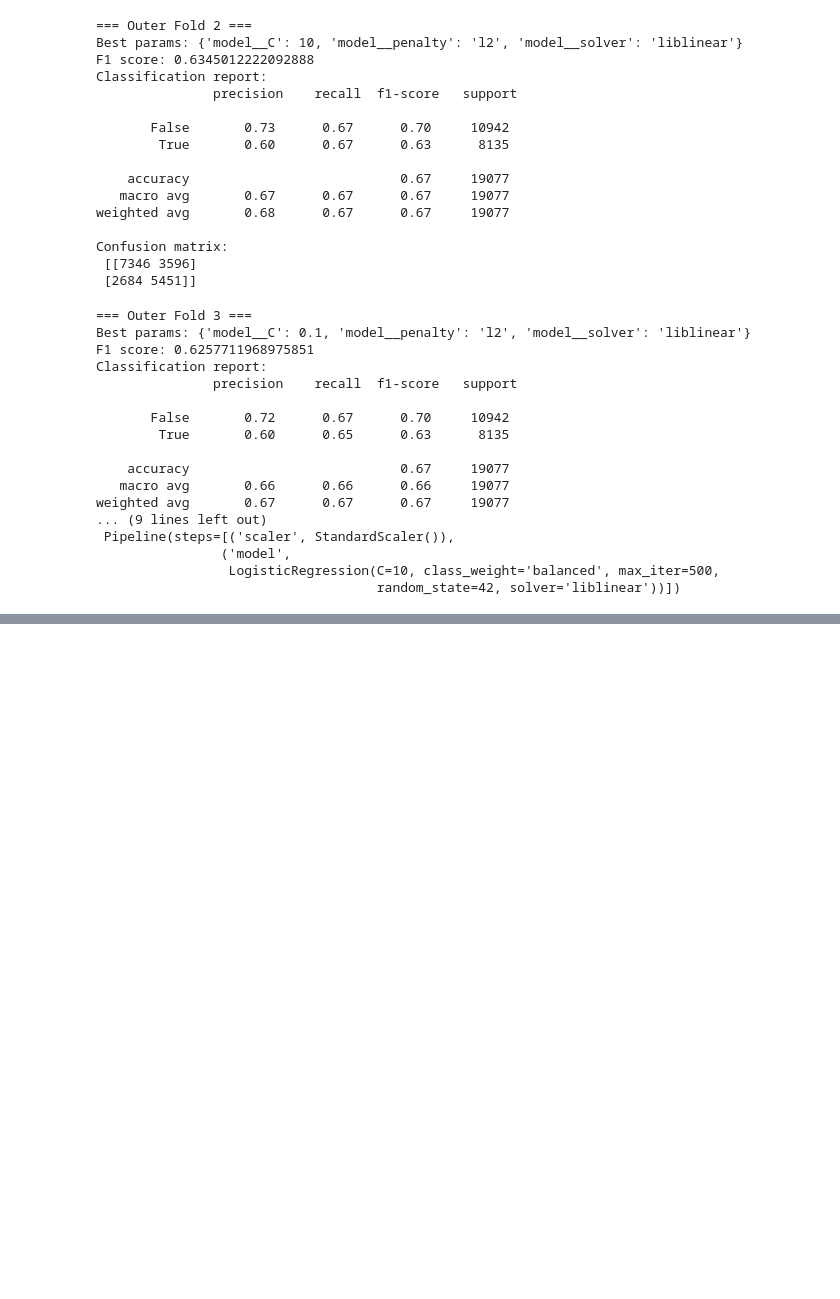
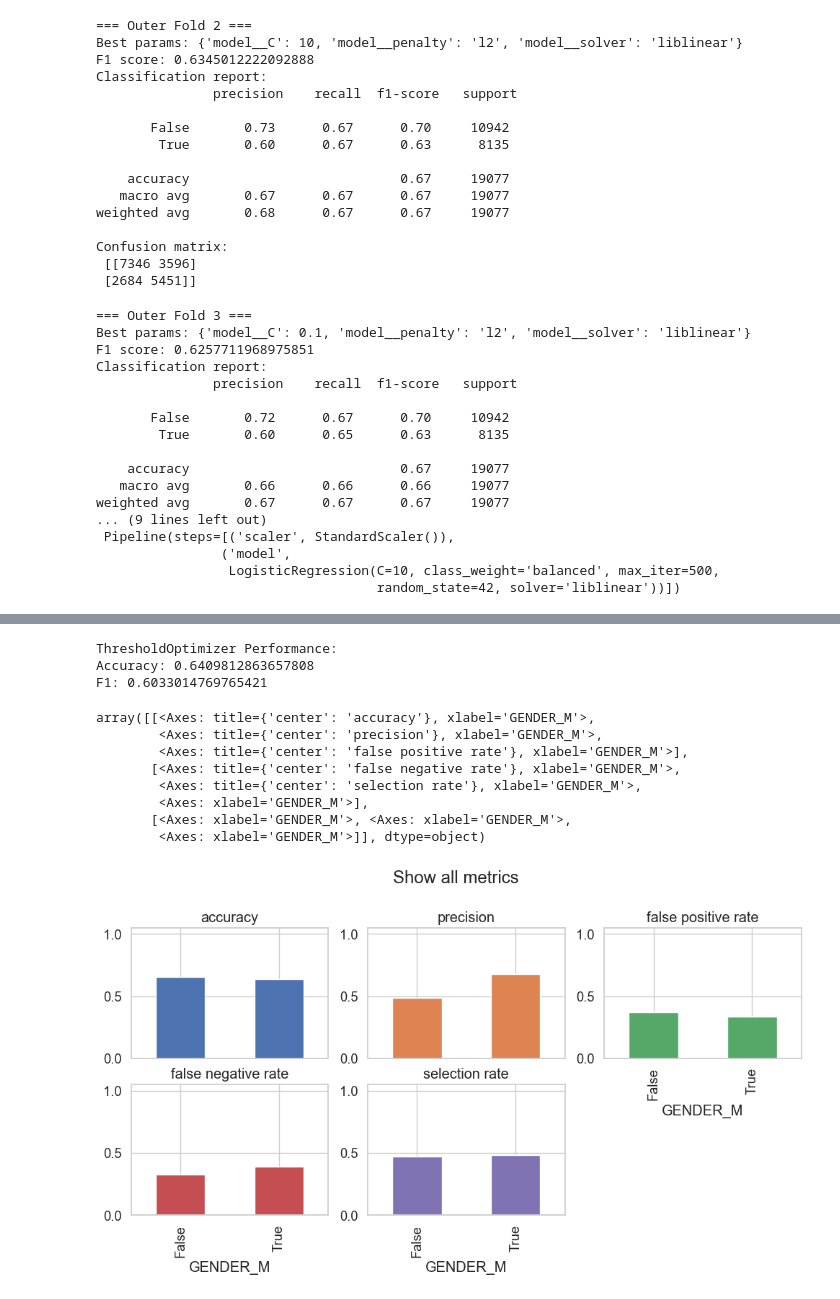
Before and after one commit to martenzZe/MRAI_project, a Jupyter notebook: Project_code.ipynb, the cells around one changed output, grey strips where cells are left out. Drawn from its saved outputs; the diff is of its cells as text; code cells hidden in the pictures; blank space fills up the shorter version.

```diff
--- a/Project_code.ipynb
+++ b/Project_code.ipynb
@@ -739,0 +853,72 @@ array([[<Axes: title={'center': 'accuracy'}, xlabel='GENDER_M'>,
+# %%
+
+#Postprocessing: Threshold adjustment
+#Training
+
+
+
+lr_model.fit(X_train,y_train)
+TO_model = ThresholdOptimizer(
+    estimator=lr_model,
+    objective="balanced_accuracy_score",
+    constraints="demographic_parity",
+)
+
+TO_model.fit(
+    X_train,
+    y_train,
+    sensitive_features=sensitive_train
+)
+
+#Prediction
+
+y_pred_TO = TO_model.predict(
+    X_test,
+    sensitive_features=sensitive_test
+)
+
+
+#Performance metrics
+
+post_acc = accuracy_score(y_test, y_pred_TO)
+post_f1 = f1_score(y_test, y_pred_TO)
+
+
+print("\nThresholdOptimizer Performance:")
+print("Accuracy:", post_acc)
+print("F1:", post_f1)
+
+#Fairness metrics
+
+# Analyze metrics using MetricFrame
+metrics = {
+    "accuracy": balanced_accuracy_score,
+    "precision": precision_score,
+    "false positive rate": false_positive_rate,
+    "false negative rate": false_negative_rate,
+    "selection rate": selection_rate,
+}
+metric_frame = MetricFrame(
+    metrics=metrics, y_true=y_test, y_pred=y_pred_TO, sensitive_features=sensitive_test
+)
+metric_frame.by_group.plot.bar(
+    subplots=True,
+    layout=[3, 3],
+    legend=False,
+    figsize=[12, 8],
+    ylim=[0,1.05],
+    title="Show all metrics",
+)
+# %% [output]
+ThresholdOptimizer Performance:
+Accuracy: 0.6409812863657808
+F1: 0.6033014769765421
+array([[<Axes: title={'center': 'accuracy'}, xlabel='GENDER_M'>,
+        <Axes: title={'center': 'precision'}, xlabel='GENDER_M'>,
+        <Axes: title={'center': 'false positive rate'}, xlabel='GENDER_M'>],
+       [<Axes: title={'center': 'false negative rate'}, xlabel='GENDER_M'>,
+        <Axes: title={'center': 'selection rate'}, xlabel='GENDER_M'>,
+        <Axes: xlabel='GENDER_M'>],
+       [<Axes: xlabel='GENDER_M'>, <Axes: xlabel='GENDER_M'>,
+        <Axes: xlabel='GENDER_M'>]], dtype=object)
+[figure, added]
```
Also changed, not shown: parts of 8 cells of this notebook.
